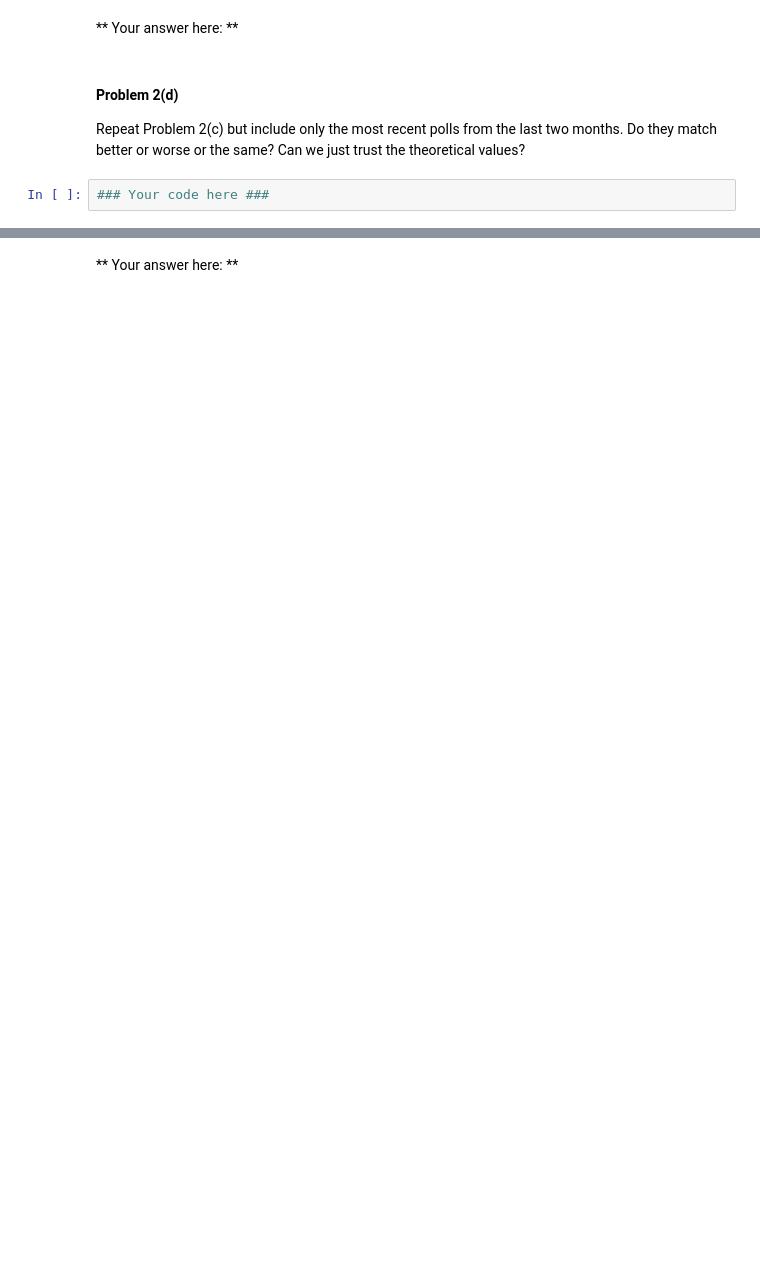
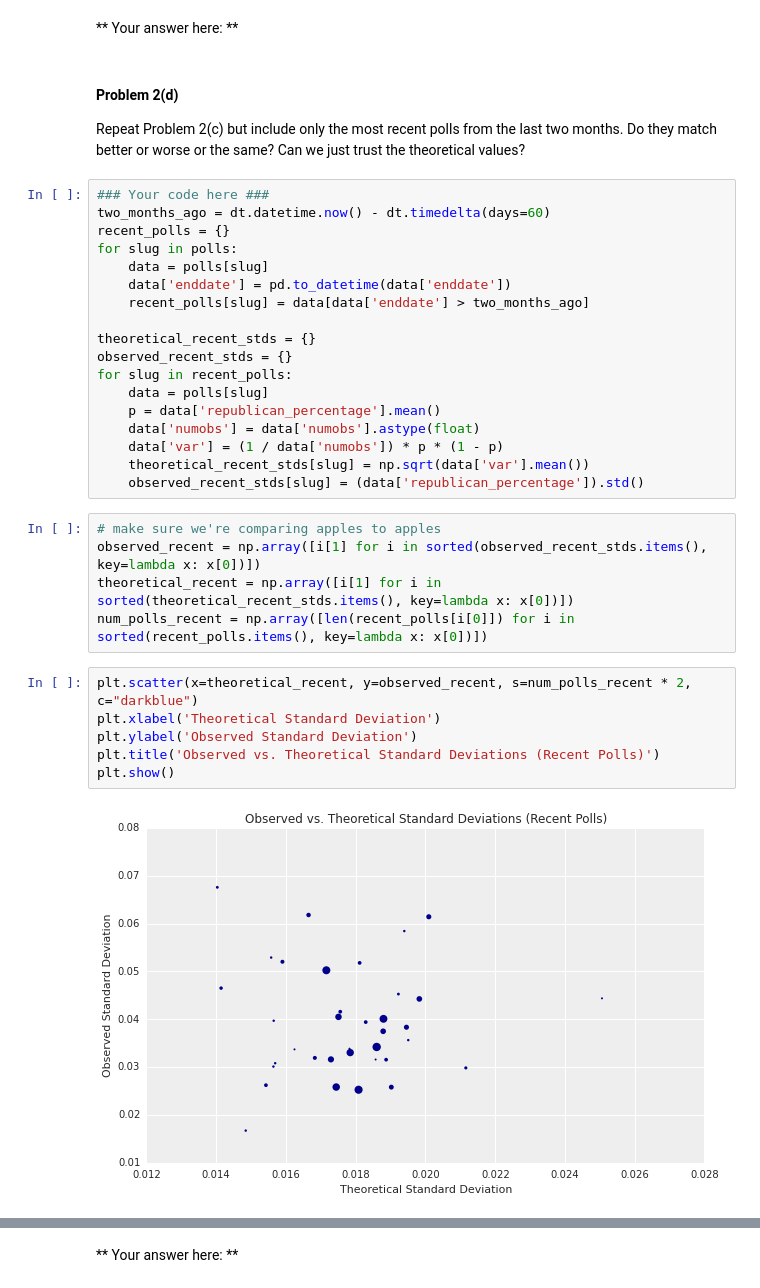
Before and after one commit to araftery/2014, a Jupyter notebook: homework/HW4.ipynb, the cells around one changed output, grey strips where cells are left out. Cells and saved outputs as stored; diff of their text form; blank space fills up the shorter version.

```diff
--- a/homework/HW4.ipynb
+++ b/homework/HW4.ipynb
@@ -219,5 +223,34 @@ plt.show()
 #### Problem 2(d)
 
 Repeat Problem 2(c) but include only the most recent polls from the last two months. Do they match better or worse or the same? Can we just trust the theoretical values?
-# %%
-### Your code here ###
+# %%
+### Your code here ###
+two_months_ago = dt.datetime.now() - dt.timedelta(days=60)
+recent_polls = {}
+for slug in polls:
+    data = polls[slug]
+    data['enddate'] = pd.to_datetime(data['enddate'])
+    recent_polls[slug] = data[data['enddate'] > two_months_ago]
+
+theoretical_recent_stds = {}
+observed_recent_stds = {}
+for slug in recent_polls:
+    data = polls[slug]
+    p = data['republican_percentage'].mean()
+    data['numobs'] = data['numobs'].astype(float)
+    data['var'] = (1 / data['numobs']) * p * (1 - p)
+    theoretical_recent_stds[slug] = np.sqrt(data['var'].mean())
+    observed_recent_stds[slug] = (data['republican_percentage']).std()
+# %%
+# make sure we're comparing apples to apples
+observed_recent = np.array([i[1] for i in sorted(observed_recent_stds.items(), key=lambda x: x[0])])
+theoretical_recent = np.array([i[1] for i in sorted(theoretical_recent_stds.items(), key=lambda x: x[0])])
+num_polls_recent = np.array([len(recent_polls[i[0]]) for i in sorted(recent_polls.items(), key=lambda x: x[0])])
+# %%
+plt.scatter(x=theoretical_recent, y=observed_recent, s=num_polls_recent * 2, c="darkblue")
+plt.xlabel('Theoretical Standard Deviation')
+plt.ylabel('Observed Standard Deviation')
+plt.title('Observed vs. Theoretical Standard Deviations (Recent Polls)')
+plt.show()
+# %% [output]
+[figure, added]
```
Also changed, not shown: parts of 25 cells of this notebook.
